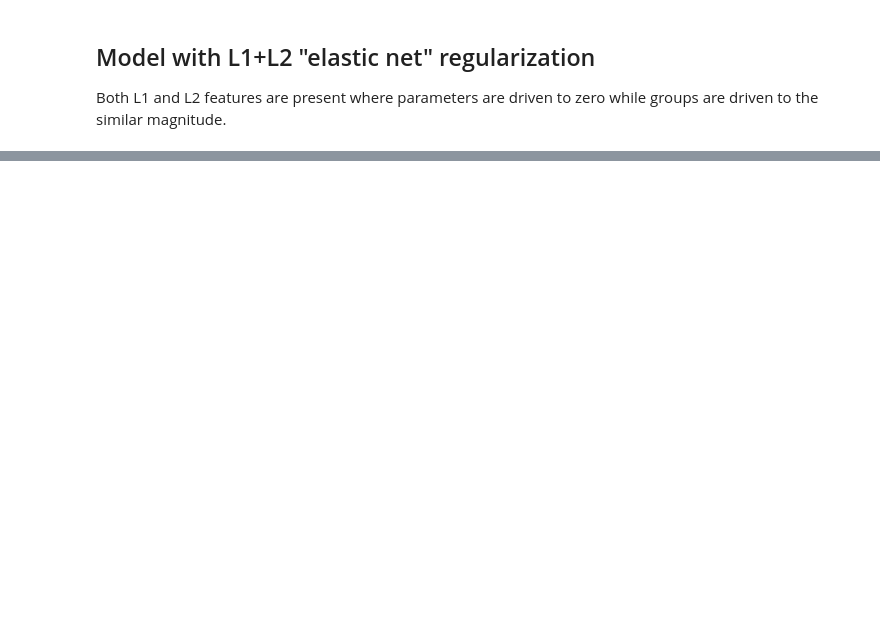
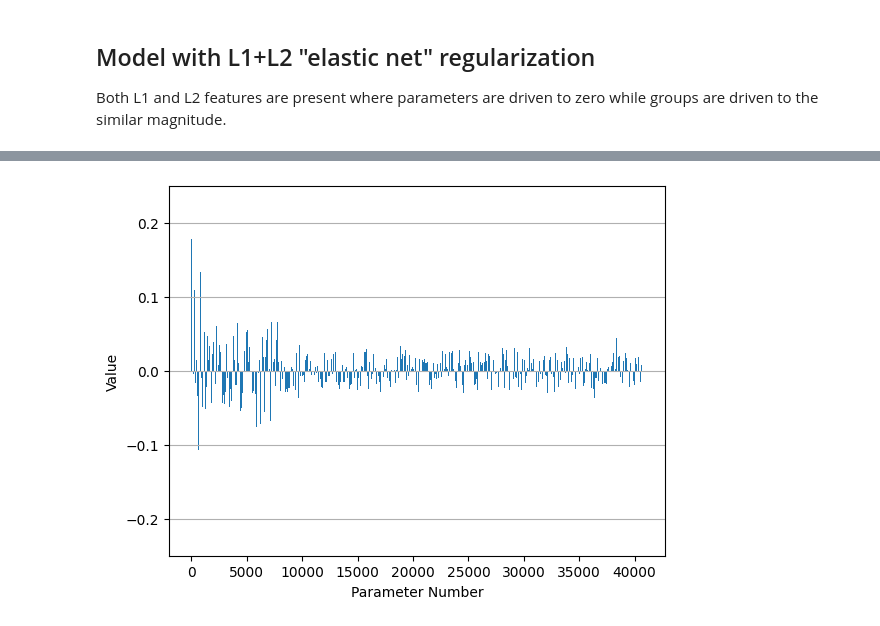
Before and after one commit to hoganman/deeplearningpytorch, a Jupyter notebook: 04-convolutional-nn.ipynb, the cells around one changed output, grey strips where cells are left out. Cells and saved outputs as stored; diff of their text form; code cells hidden in the pictures; blank space fills up the shorter version.

```diff
--- a/04-convolutional-nn.ipynb
+++ b/04-convolutional-nn.ipynb
@@ -569,0 +568,4 @@ plot_params(model_elnet)
+# %%
+plot_params(model_elnet, log=False)
+# %% [output]
+[figure, added]
```
Also changed, not shown: parts of 14 cells of this notebook.
